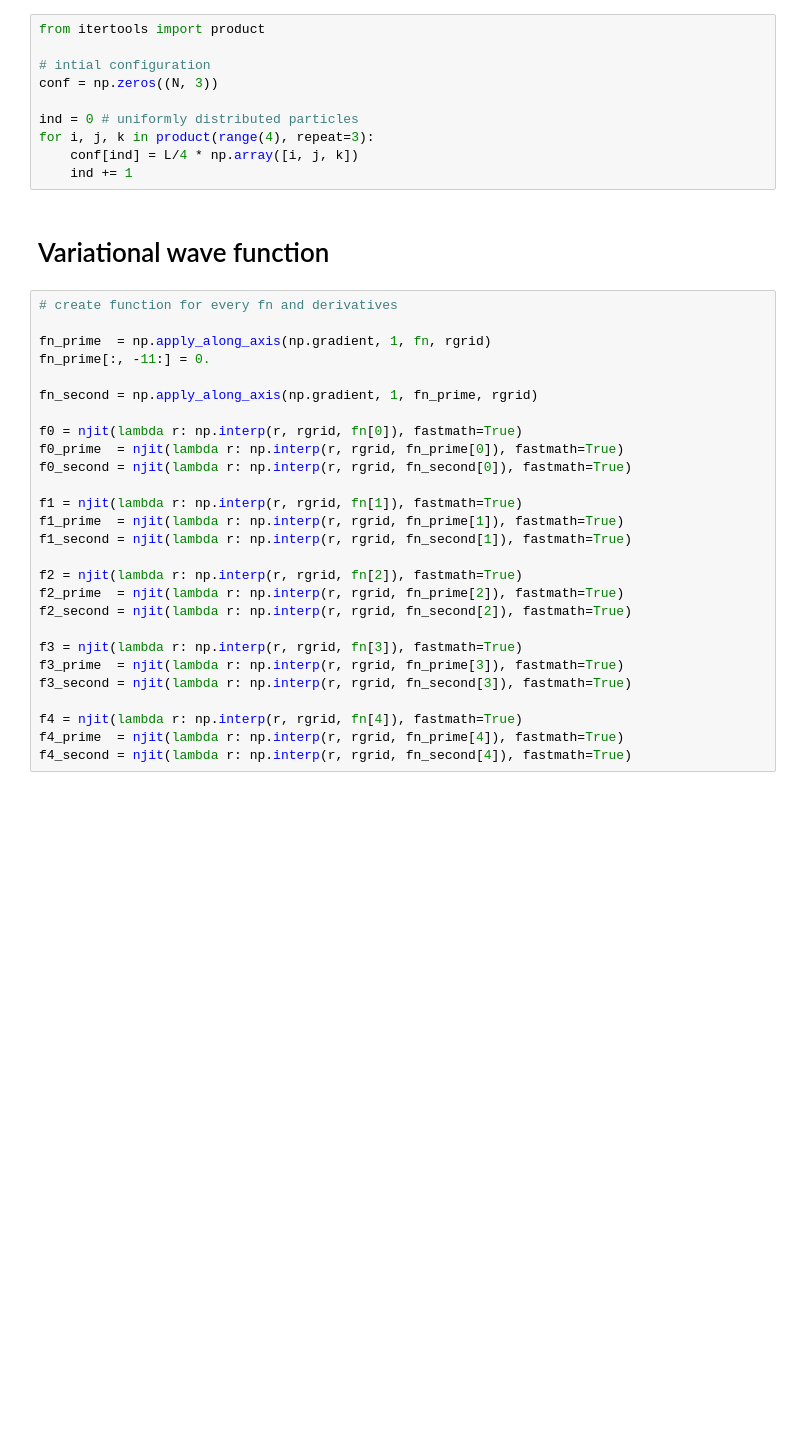
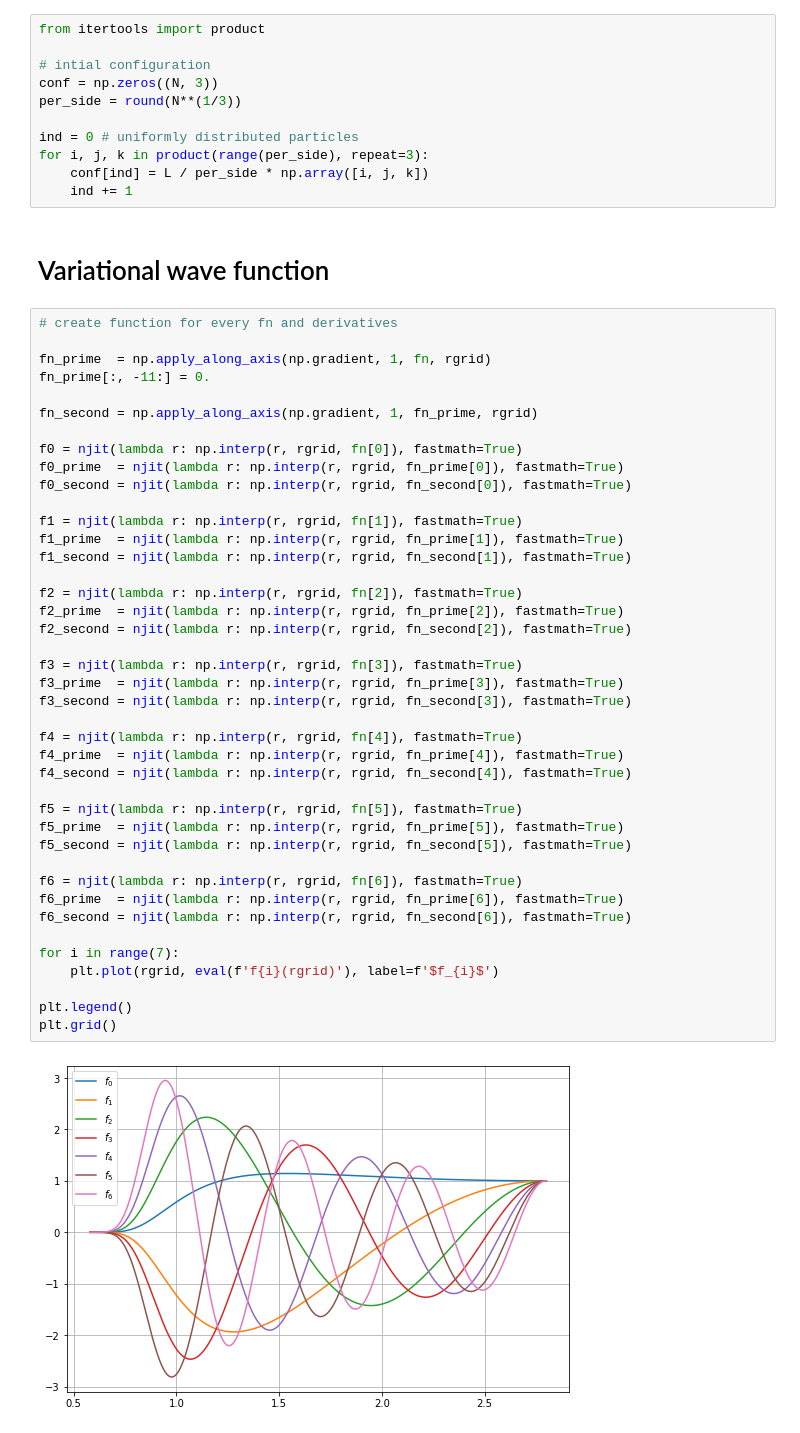
Before and after one commit to muuusso/advanced-computational-physics, a Jupyter notebook: exam/linear.ipynb, the cells around one changed output. Cells and saved outputs as stored; diff of their text form; blank space fills up the shorter version.

```diff
--- a/exam/linear.ipynb
+++ b/exam/linear.ipynb
@@ -31,37 +31,54 @@ from itertools import product
 
 # intial configuration
 conf = np.zeros((N, 3))
+per_side = round(N**(1/3))
 
 ind = 0 # uniformly distributed particles
-for i, j, k in product(range(4), repeat=3):
-    conf[ind] = L/4 * np.array([i, j, k])
+for i, j, k in product(range(per_side), repeat=3):
+    conf[ind] = L / per_side * np.array([i, j, k])
     ind += 1
 # %% [markdown]
 # Variational wave function
 # %%
 # create function for every fn and derivatives
 
 fn_prime  = np.apply_along_axis(np.gradient, 1, fn, rgrid)
 fn_prime[:, -11:] = 0.
 
 fn_second = np.apply_along_axis(np.gradient, 1, fn_prime, rgrid)
 
 f0 = njit(lambda r: np.interp(r, rgrid, fn[0]), fastmath=True)
 f0_prime  = njit(lambda r: np.interp(r, rgrid, fn_prime[0]), fastmath=True)
 f0_second = njit(lambda r: np.interp(r, rgrid, fn_second[0]), fastmath=True)
 
 f1 = njit(lambda r: np.interp(r, rgrid, fn[1]), fastmath=True)
 f1_prime  = njit(lambda r: np.interp(r, rgrid, fn_prime[1]), fastmath=True)
 f1_second = njit(lambda r: np.interp(r, rgrid, fn_second[1]), fastmath=True)
 
 f2 = njit(lambda r: np.interp(r, rgrid, fn[2]), fastmath=True)
 f2_prime  = njit(lambda r: np.interp(r, rgrid, fn_prime[2]), fastmath=True)
 f2_second = njit(lambda r: np.interp(r, rgrid, fn_second[2]), fastmath=True)
 
 f3 = njit(lambda r: np.interp(r, rgrid, fn[3]), fastmath=True)
 f3_prime  = njit(lambda r: np.interp(r, rgrid, fn_prime[3]), fastmath=True)
 f3_second = njit(lambda r: np.interp(r, rgrid, fn_second[3]), fastmath=True)
 
 f4 = njit(lambda r: np.interp(r, rgrid, fn[4]), fastmath=True)
 f4_prime  = njit(lambda r: np.interp(r, rgrid, fn_prime[4]), fastmath=True)
 f4_second = njit(lambda r: np.interp(r, rgrid, fn_second[4]), fastmath=True)
+
+f5 = njit(lambda r: np.interp(r, rgrid, fn[5]), fastmath=True)
+f5_prime  = njit(lambda r: np.interp(r, rgrid, fn_prime[5]), fastmath=True)
+f5_second = njit(lambda r: np.interp(r, rgrid, fn_second[5]), fastmath=True)
+
+f6 = njit(lambda r: np.interp(r, rgrid, fn[6]), fastmath=True)
+f6_prime  = njit(lambda r: np.interp(r, rgrid, fn_prime[6]), fastmath=True)
+f6_second = njit(lambda r: np.interp(r, rgrid, fn_second[6]), fastmath=True)
+
+for i in range(7):
+    plt.plot(rgrid, eval(f'f{i}(rgrid)'), label=f'$f_{i}$')
+
+plt.legend()
+plt.grid()
+# %% [output]
+[figure, added]
```
Also changed, not shown: parts of 29 cells of this notebook, 1 other file.
